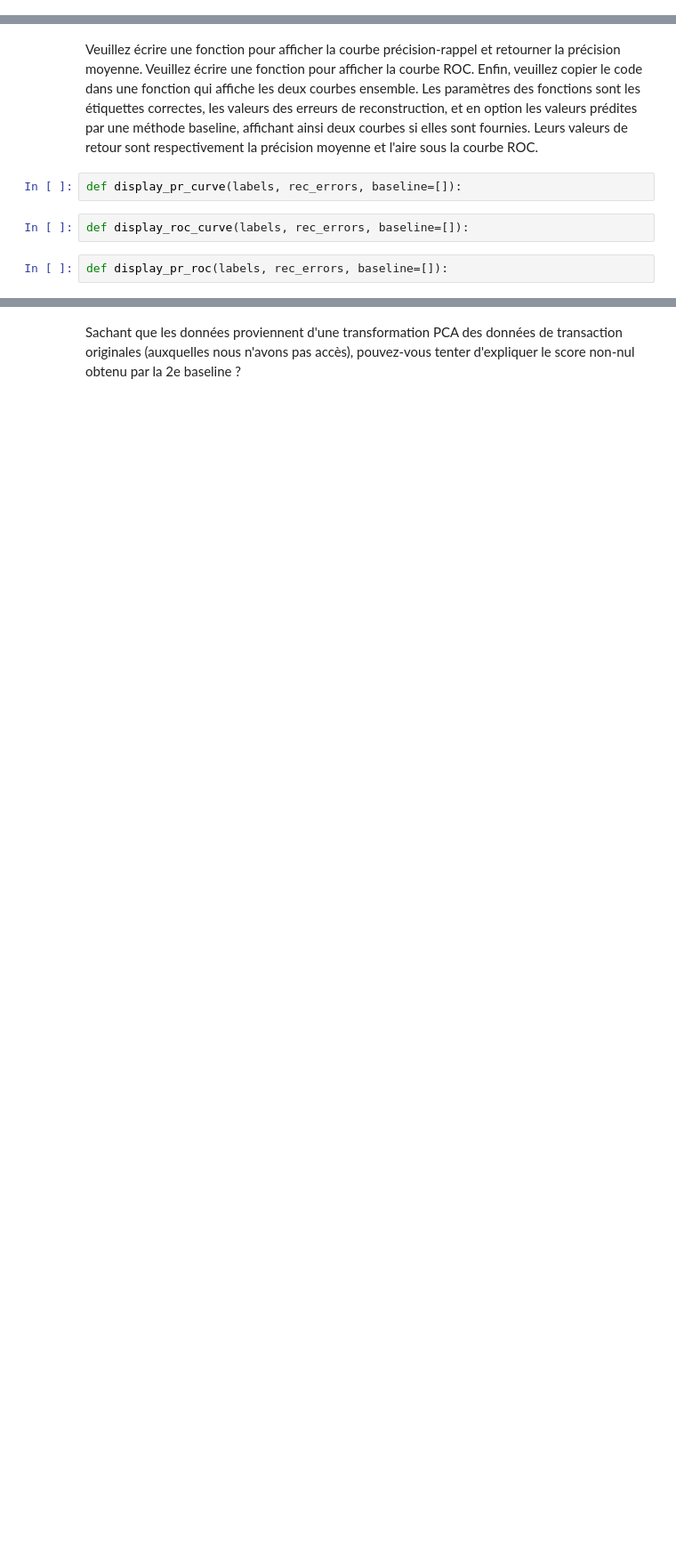
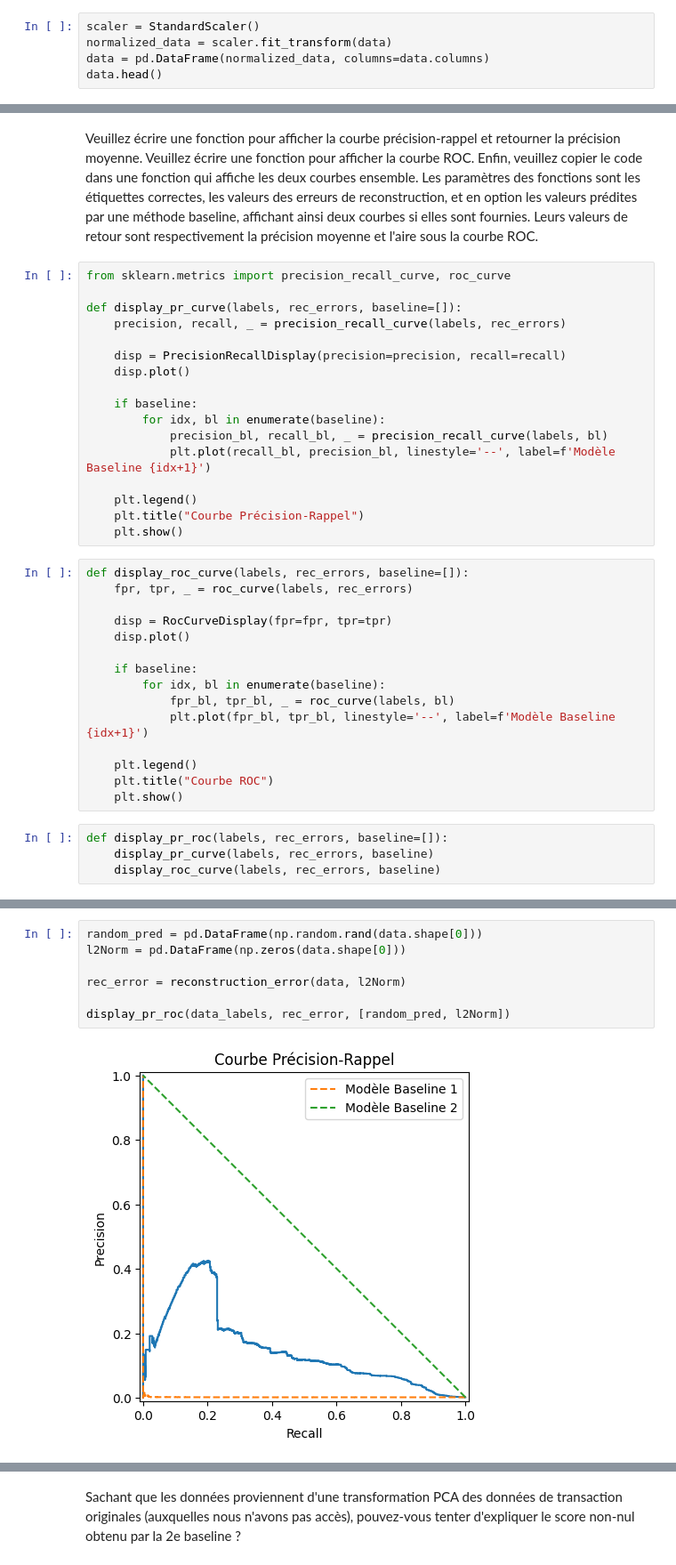
Before and after one commit to Raynobrak/heigvd-labos-apn, a Jupyter notebook: Labo6/Labo6_Autoencodeurs_AncayCharbonnier.ipynb, the cells around one changed output, grey strips where cells are left out. Shown at 89% size. Cells and saved outputs as stored; diff of their text form; blank space fills up the shorter version.

```diff
--- a/Labo6/Labo6_Autoencodeurs_AncayCharbonnier.ipynb
+++ b/Labo6/Labo6_Autoencodeurs_AncayCharbonnier.ipynb
@@ -37,2 +65,7 @@ c. Construisez une nouvelle *dataframe* appelée `data_labels` contenant seuleme
 # %% [markdown]
 d. Normalisez toutes les colonnes de `data` vers des valeurs de moyenne nulle et d'écart-type égal à 1 (distribution centrée réduite). Utilisez pour cela le `StandardScaler` de scikit-learn.
+# %%
+scaler = StandardScaler()
+normalized_data = scaler.fit_transform(data)
+data = pd.DataFrame(normalized_data, columns=data.columns)
+data.head()
@@ -62,11 +105,41 @@ def reconstruction_error(X_orig, X_pred):
 # %% [markdown]
 Veuillez écrire une fonction pour afficher la courbe précision-rappel et retourner la précision moyenne.  Veuillez écrire une fonction pour afficher la courbe ROC.  Enfin, veuillez copier le code dans une fonction qui affiche les deux courbes ensemble.  Les paramètres des fonctions sont les étiquettes correctes, les valeurs des erreurs de reconstruction, et en option les valeurs prédites par une méthode baseline, affichant ainsi deux courbes si elles sont fournies.  Leurs valeurs de retour sont respectivement la précision moyenne et l'aire sous la courbe ROC.
 # %%
+from sklearn.metrics import precision_recall_curve, roc_curve
+
 def display_pr_curve(labels, rec_errors, baseline=[]):
+    precision, recall, _ = precision_recall_curve(labels, rec_errors)
+
+    disp = PrecisionRecallDisplay(precision=precision, recall=recall)
+    disp.plot()
+
+    if baseline:
+        for idx, bl in enumerate(baseline):
+            precision_bl, recall_bl, _ = precision_recall_curve(labels, bl)
+            plt.plot(recall_bl, precision_bl, linestyle='--', label=f'Modèle Baseline {idx+1}')
+
+    plt.legend()
+    plt.title("Courbe Précision-Rappel")
+    plt.show()
 # %%
 def display_roc_curve(labels, rec_errors, baseline=[]):
+    fpr, tpr, _ = roc_curve(labels, rec_errors)
+
+    disp = RocCurveDisplay(fpr=fpr, tpr=tpr)
+    disp.plot()
+
+    if baseline:
+        for idx, bl in enumerate(baseline):
+            fpr_bl, tpr_bl, _ = roc_curve(labels, bl)
+            plt.plot(fpr_bl, tpr_bl, linestyle='--', label=f'Modèle Baseline {idx+1}')
+
+    plt.legend()
+    plt.title("Courbe ROC")
+    plt.show()
 # %%
 def display_pr_roc(labels, rec_errors, baseline=[]):
+    display_pr_curve(labels, rec_errors, baseline)
+    display_roc_curve(labels, rec_errors, baseline)
 # %% [markdown]
 ## 3. Tester des modèles *baseline*
 
@@ -76,2 +149,11 @@ On considère deux modèles *baseline* pour des valeurs de reconstruction:
 
 Veuillez afficher les courbes précision-rappel et ROC pour ces deux *baselines* en même temps, grâce à la fonction précédente.
+# %%
+random_pred = pd.DataFrame(np.random.rand(data.shape[0]))
+l2Norm = pd.DataFrame(np.zeros(data.shape[0]))
+
+rec_error = reconstruction_error(data, l2Norm)
+
+display_pr_roc(data_labels, rec_error, [random_pred, l2Norm])
+# %% [output]
+[figure, added]
```
Also changed, not shown: parts of 13 cells of this notebook.
